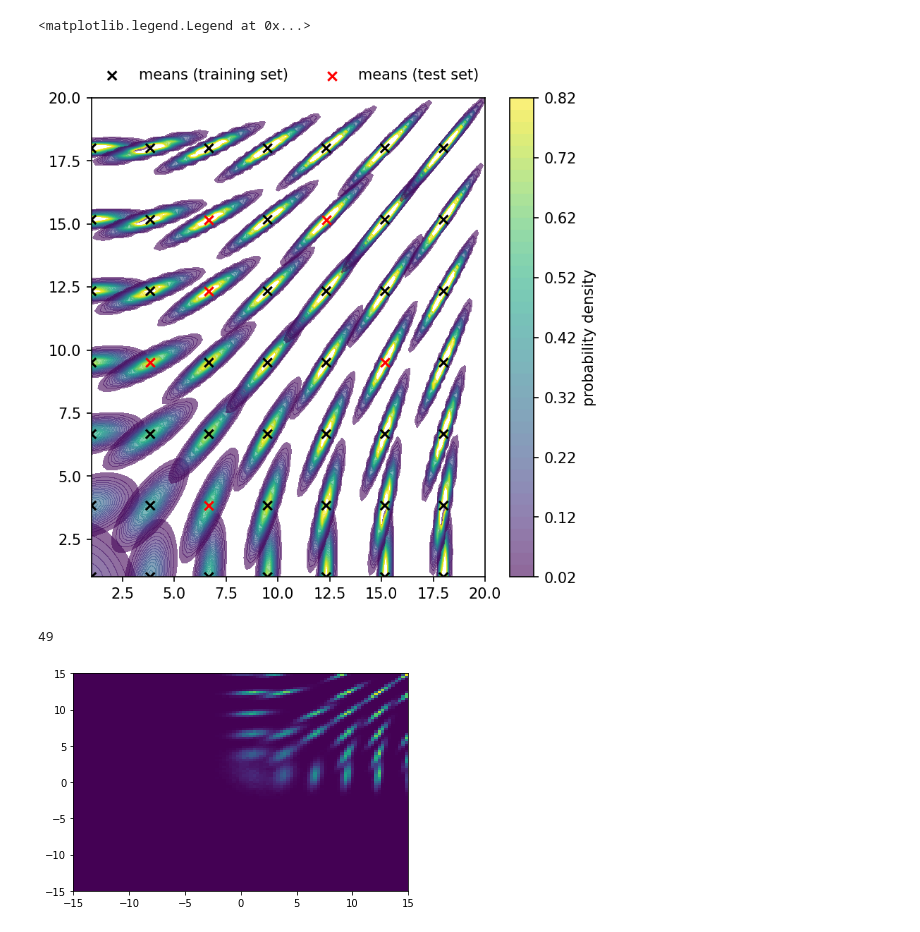
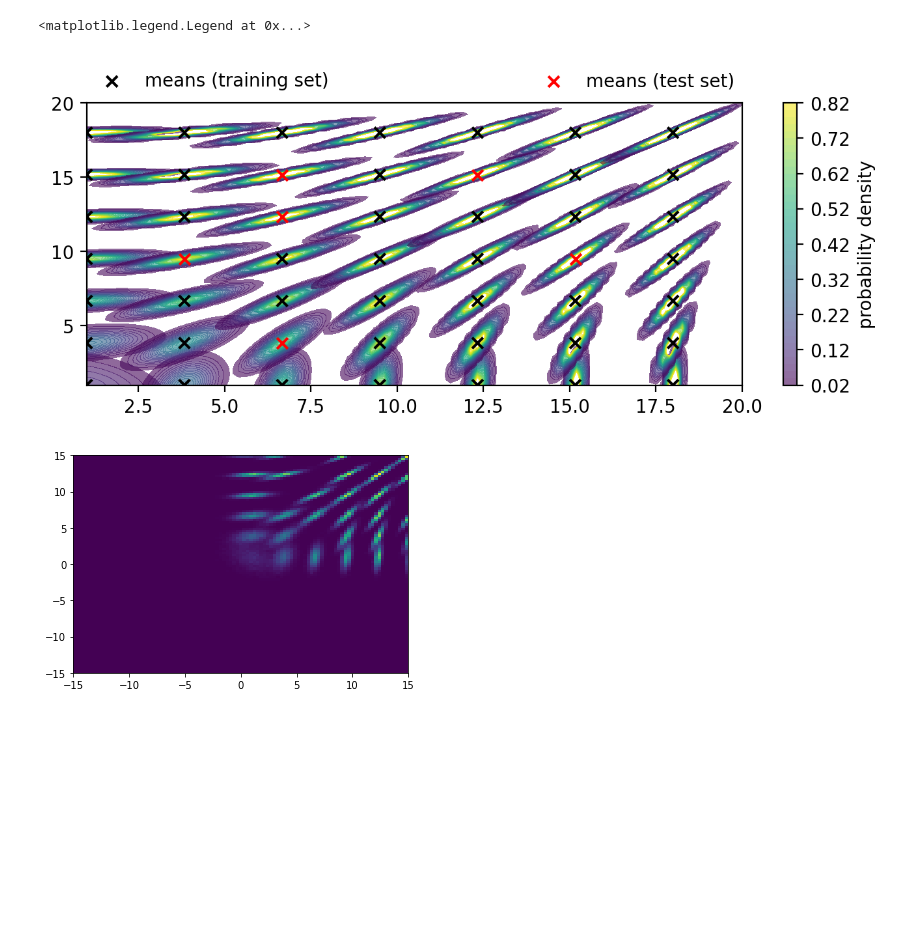
Before and after one commit to phinate/flow-interpolation, a Jupyter notebook: toy_problem.ipynb, the cells around one changed output. Cells and saved outputs as stored; diff of their text form; code cells hidden in the pictures; blank space fills up the shorter version.

Commit message:
nicer visualisations

```diff
--- a/toy_problem.ipynb
+++ b/toy_problem.ipynb
@@ -6,8 +6,11 @@ import jax.scipy as jsp
 import random
 import os
 import torch
-plt.rc("figure", figsize=[6,6], dpi=150, facecolor='w')
 import numpy as np
+
+subplot_settings = dict(figsize=[7, 3], dpi=200, tight_layout=True)
+
+
 def seed_torch(seed=42):
     random.seed(seed)
     os.environ["PYTHONHASHSEED"] = str(seed)
@@ -50,43 +53,39 @@ vmapped_pdf = jax.vmap(gaussian_2d_pdf, in_axes=(None, 0, 0))
 # covs = jnp.array([[[1, 0],[3,3]] for _ in means])
 pdfs = vmapped_pdf(xy_pairs_eval, means, covs).reshape(len(means), *grid_size)
 
-fig, ax = plt.subplots()
+fig, ax = plt.subplots(**subplot_settings)
 
 step = 0.02
 m = jnp.amax(pdfs[int(len(pdfs) / 2 - num_means/4)])
 levels = jnp.arange(0.0, m, step) + step
 for i,pdf in enumerate(pdfs):
     a = ax.contourf(xx, yy, pdf,  alpha=0.6, cmap='viridis',levels=levels)
 
 inner_means = means.reshape(num_means, num_means, 2)[1:-1, 1:-1, :].reshape(-1, 2)
 test_idxs = rng.choice(len(inner_means), size=int(len(inner_means)/4), replace=False)
 test = inner_means[test_idxs].tolist()
 # test = [[-5.5714287757873535, 1.8571434020996094],
 #  [1.8571434020996094, -9.285714149475098],
 #  [-1.8571422100067139, -5.5714287757873535],
 #  [-1.8571422100067139, 5.57142972946167],
 #  [1.8571434020996094, 1.8571434020996094],
 #  [5.57142972946167, -1.8571422100067139],
 #  [-5.5714287757873535, -5.5714287757873535],
 #  [-9.285714149475098, 5.57142972946167],
 #  [5.57142972946167, 9.285715103149414],
 #  [9.285715103149414, 1.8571434020996094],
 #  [-9.285714149475098, -1.8571422100067139]]
 
 ax.scatter(xx2, yy2, marker='x', c=['None' if x in test else 'k' for x in means.tolist()], label ="means (training set)")
 ax.scatter(np.array(test)[:,0], np.array(test)[:,1], marker='x', c='r', label ="means (test set)")
 
 plt.colorbar(a, ax=ax, label="probability density")
 ax.legend(bbox_to_anchor=(0,1.02,1,0.2), loc="lower left",
                 mode="expand", borderaxespad=0, ncol=2, frameon=False)
 # ax.legend(loc="upper center", fancybox=True,);
 # %% [output]
 <matplotlib.legend.Legend at 0x...>
-[figure, old version]
+[figure, new version]
-# %%
-len(means)
-# %% [output]
-49
 # %%
 from jax.random import multivariate_normal, PRNGKey
 
```
Also changed, not shown: parts of 12 cells of this notebook, 1 other file.
